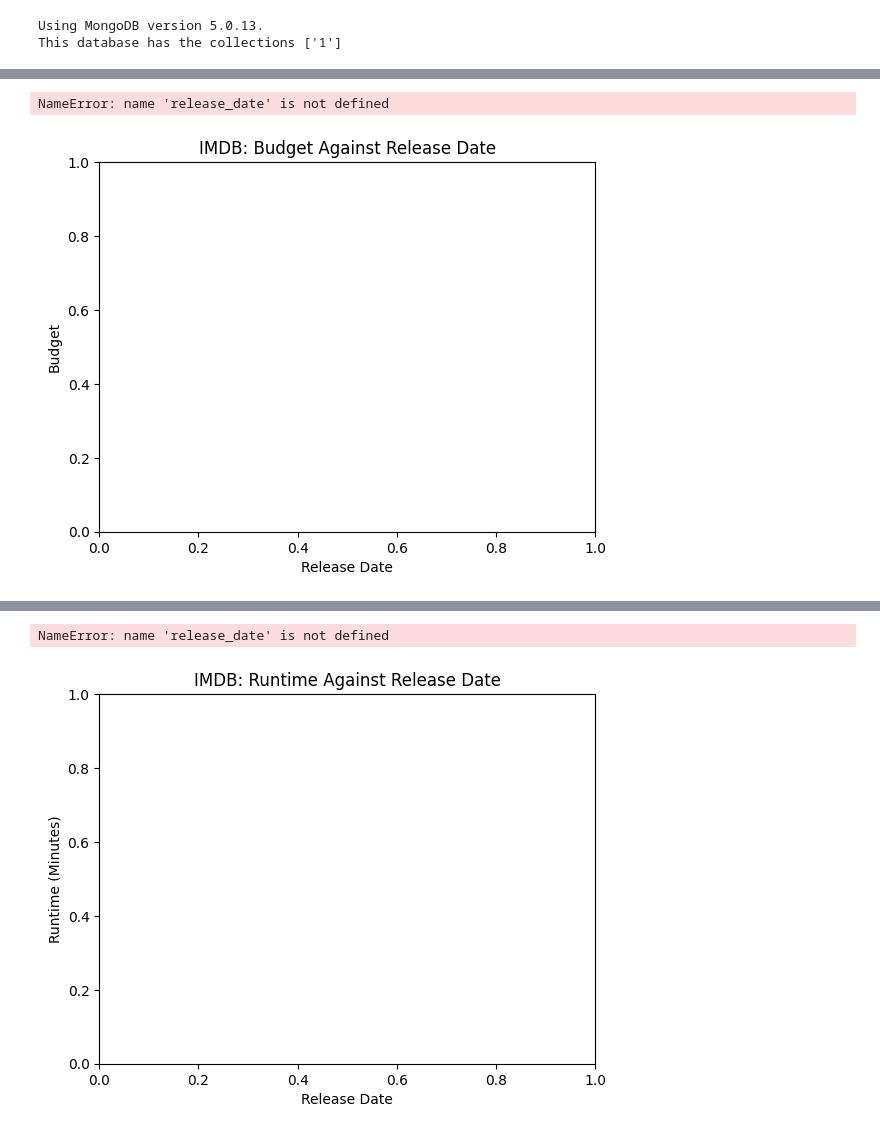
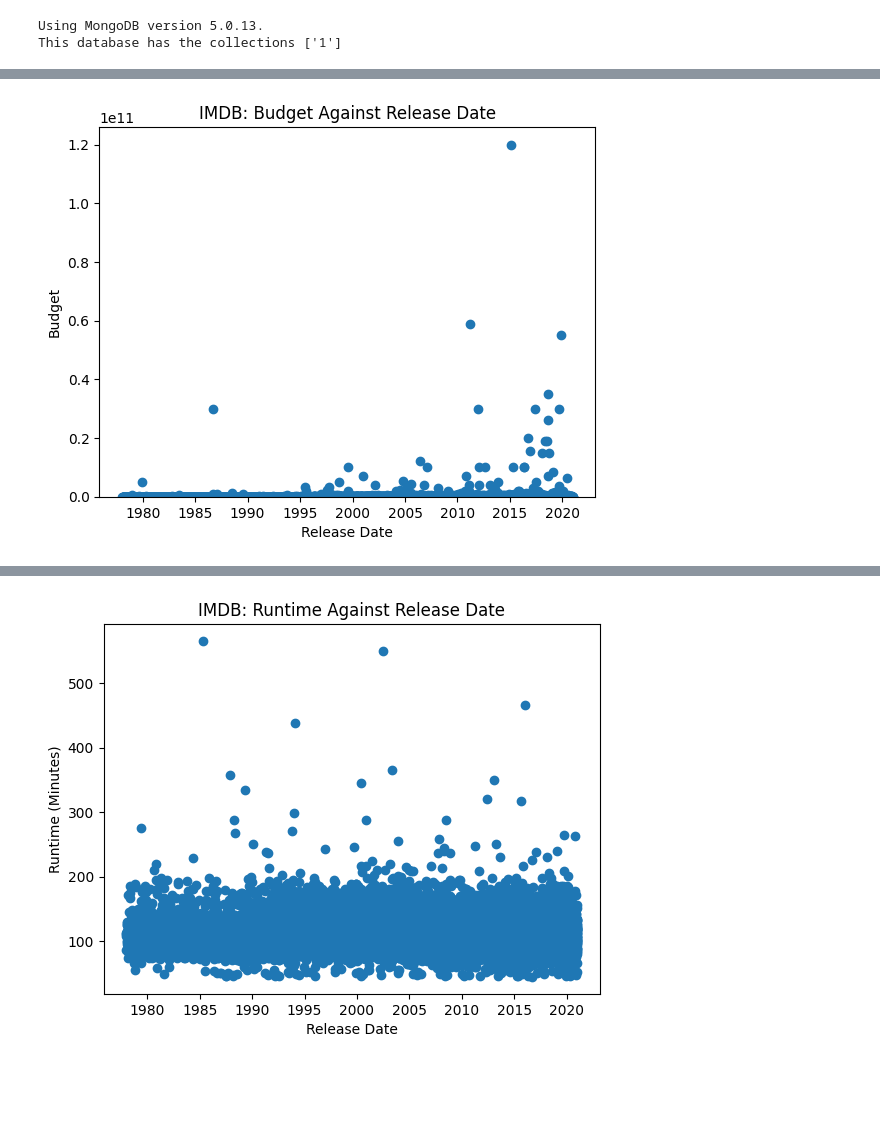
Before and after one commit to hselymes/DA320, a Jupyter notebook: Week 5/Selymes_Detecting-Outliers.ipynb, the cells around one changed output, grey strips where cells are left out. Saved outputs shown, nothing was run; the diff lists cells and outputs as text; code cells hidden in the pictures; blank space fills up the shorter version.

```diff
--- a/Week 5/Selymes_Detecting-Outliers.ipynb
+++ b/Week 5/Selymes_Detecting-Outliers.ipynb
@@ -76,14 +76,12 @@ imdb.head()
 pyplot.title('IMDB: Budget Against Release Date')
 pyplot.xlabel('Release Date')
 pyplot.ylabel('Budget')
-pyplot.scatter(release_date, budget)
-pyplot.gca().yaxis.set_major_formatter(format_currency)
+pyplot.scatter(imdb['release_date'], imdb['budget'])
 pyplot.ylim(0,)
 
 pyplot.show()
 # %% [output]
-NameError: name 'release_date' is not defined
-[figure, old version]
+[figure, new version]
 # %%
 # Detecting the Top Outliers for Budget
 imdb.sort_values("budget", ascending = False).head()
@@ -97,14 +95,13 @@ imdb.sort_values("budget", ascending = False).head()
 # %%
 # Plotting Release Date Against Runtime in a Scatter Plot
 pyplot.title('IMDB: Runtime Against Release Date')
 pyplot.xlabel('Release Date')
 pyplot.ylabel('Runtime (Minutes)')
-pyplot.scatter(release_date, runtime)
+pyplot.scatter(imdb['release_date'], imdb['runtime'])
 
 pyplot.show()
 # %% [output]
-NameError: name 'release_date' is not defined
-[figure, old version]
+[figure, new version]
 # %%
 # Detecting the Top Outliers for Runtime
 imdb.sort_values("runtime", ascending = False).head()
```
Also changed, not shown: 1 other file.
